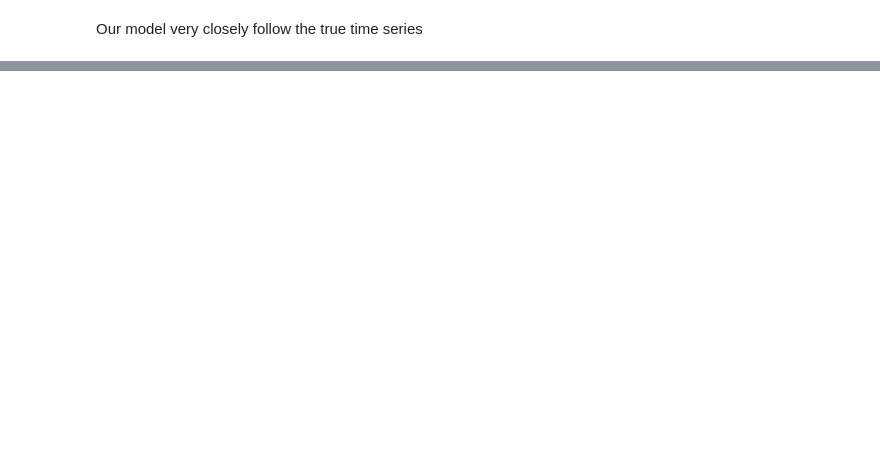
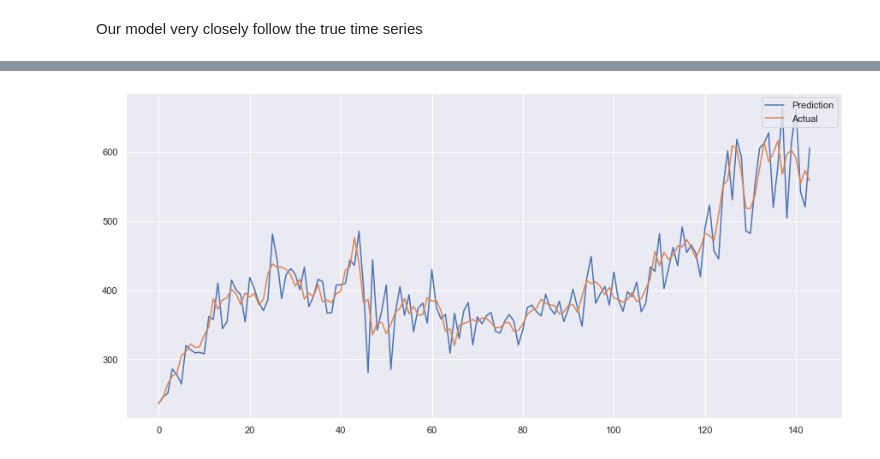
Before and after one commit to leonardosavasta/ethereum_analysis, a Jupyter notebook: DataExploration.ipynb, the cells around one changed output, grey strips where cells are left out. Cells and saved outputs as stored; diff of their text form; code cells hidden in the pictures; blank space fills up the shorter version.

```diff
--- a/DataExploration.ipynb
+++ b/DataExploration.ipynb
@@ -160,0 +203,8 @@ Here we can see the predictive performance of our model over the next 11 days, a
+# %%
+fig, ax = plt.subplots(figsize=(15,7))
+ax.plot(invert_difference(2, np.array(phat_one), np.array(test_data['close'])), label="Prediction")
+ax.plot(np.array(test_data['close']), label="Actual")
+plt.legend(loc="upper right")
+plt.show()
+# %% [output]
+[figure, added]
```
Also changed, not shown: parts of 18 cells of this notebook.
